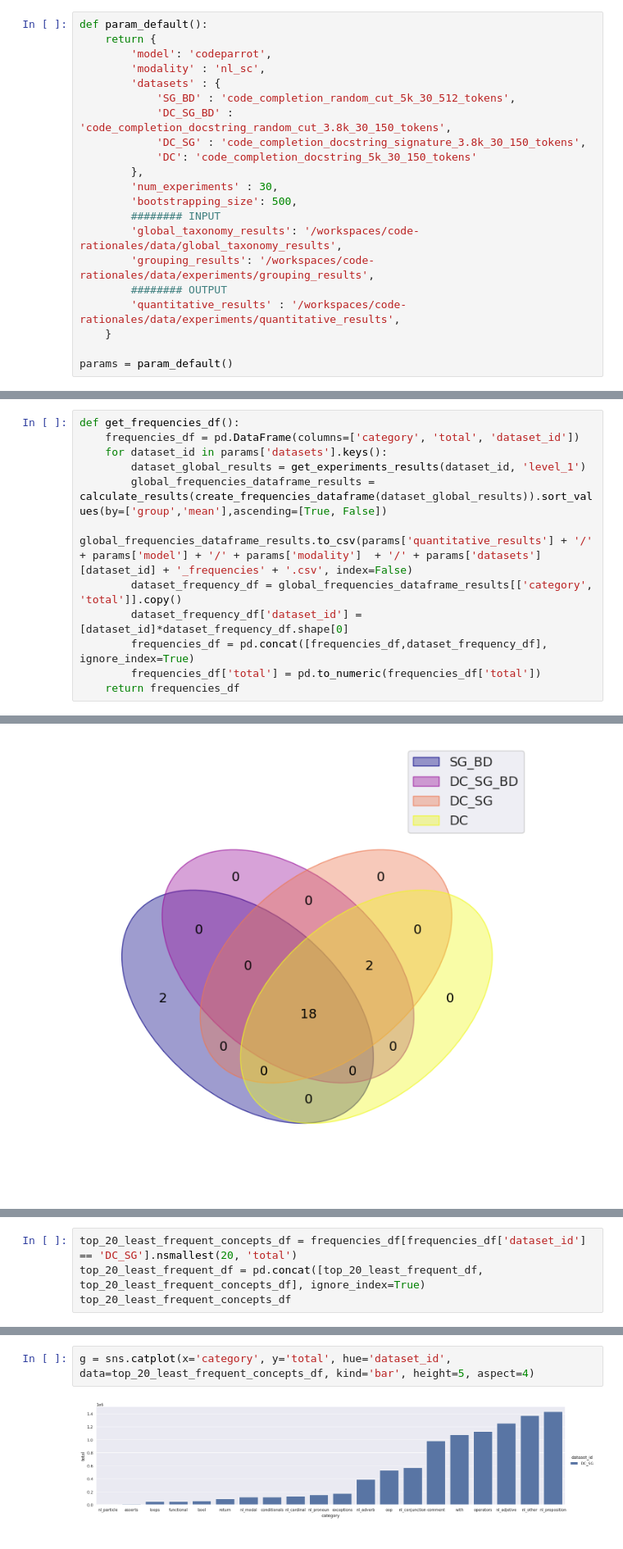
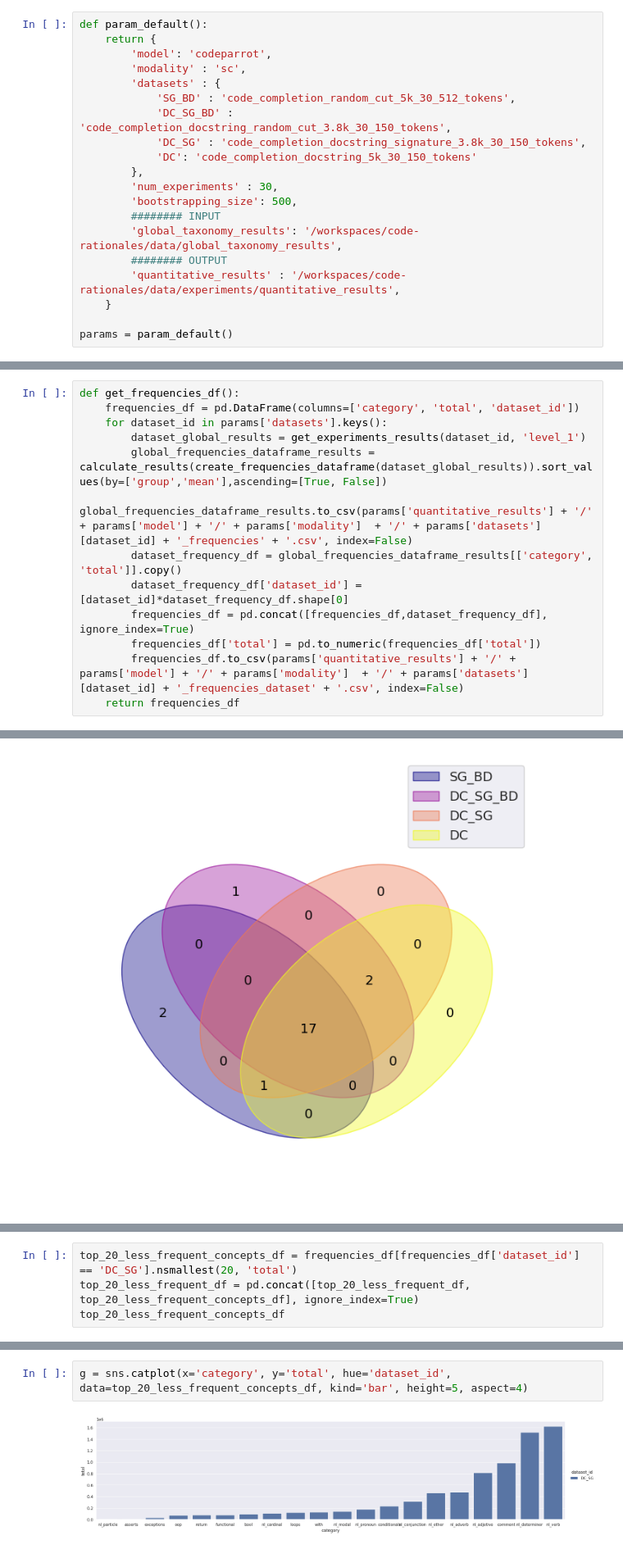
Before and after one commit to WM-SEMERU/code-rationales, a Jupyter notebook: nbs/experiments/[1.1.1]_[1.1.2].ipynb, the cells around one changed output, grey strips where cells are left out. Shown at 82% size. Drawn from its saved outputs; the diff is of its cells as text.

```diff
--- a/nbs/experiments/[1.1.1]_[1.1.2].ipynb
+++ b/nbs/experiments/[1.1.1]_[1.1.2].ipynb
@@ -4,7 +23,7 @@
 def param_default():
     return {
         'model': 'codeparrot',
-        'modality' : 'nl_sc',
+        'modality' : 'sc',
         'datasets' : {
             'SG_BD' : 'code_completion_random_cut_5k_30_512_tokens',
             'DC_SG_BD' : 'code_completion_docstring_random_cut_3.8k_30_150_tokens',
@@ -15,7 +34,6 @@ def param_default():
         'bootstrapping_size': 500,
         ######## INPUT
         'global_taxonomy_results': '/workspaces/code-rationales/data/global_taxonomy_results',
-        'grouping_results': '/workspaces/code-rationales/data/experiments/grouping_results',
         ######## OUTPUT
         'quantitative_results' : '/workspaces/code-rationales/data/experiments/quantitative_results',
     }
@@ -156,4 +163,5 @@ def get_frequencies_df():
         dataset_frequency_df['dataset_id'] = [dataset_id]*dataset_frequency_df.shape[0]
         frequencies_df = pd.concat([frequencies_df,dataset_frequency_df], ignore_index=True)
         frequencies_df['total'] = pd.to_numeric(frequencies_df['total'])
+        frequencies_df.to_csv(params['quantitative_results'] + '/' + params['model'] + '/' + params['modality']  + '/' + params['datasets'][dataset_id] + '_frequencies_dataset' + '.csv', index=False)
     return frequencies_df
@@ -367,6 +418,6 @@ g = sns.catplot(x='category', y='total', hue='dataset_id', data=top_20_least_fre
 # %%
-top_20_least_frequent_concepts_df = frequencies_df[frequencies_df['dataset_id'] == 'DC_SG'].nsmallest(20, 'total')
-top_20_least_frequent_df = pd.concat([top_20_least_frequent_df, top_20_least_frequent_concepts_df], ignore_index=True)
-top_20_least_frequent_concepts_df
+top_20_less_frequent_concepts_df = frequencies_df[frequencies_df['dataset_id'] == 'DC_SG'].nsmallest(20, 'total')
+top_20_less_frequent_df = pd.concat([top_20_less_frequent_df, top_20_less_frequent_concepts_df], ignore_index=True)
+top_20_less_frequent_concepts_df
 # %% [output]
 |  | category | total | dataset_id |
@@ -389,4 +440,4 @@ top_20_least_frequent_concepts_df
 # %%
-g = sns.catplot(x='category', y='total', hue='dataset_id', data=top_20_least_frequent_concepts_df, kind='bar', height=5, aspect=4)
+g = sns.catplot(x='category', y='total', hue='dataset_id', data=top_20_less_frequent_concepts_df, kind='bar', height=5, aspect=4)
 # %% [output]
-[figure, old version]
+[figure, new version]
```
Also changed, not shown: parts of 49 cells of this notebook, 6 other files.
